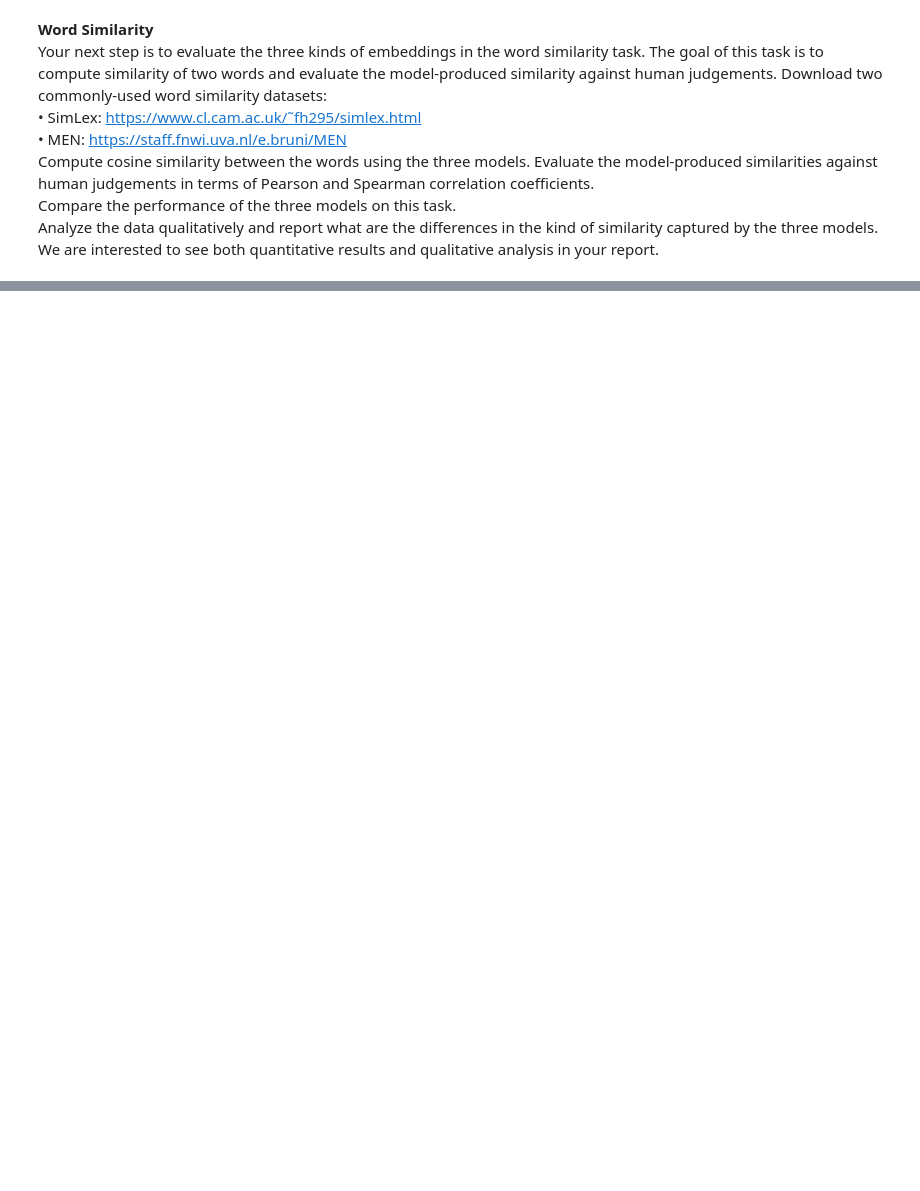
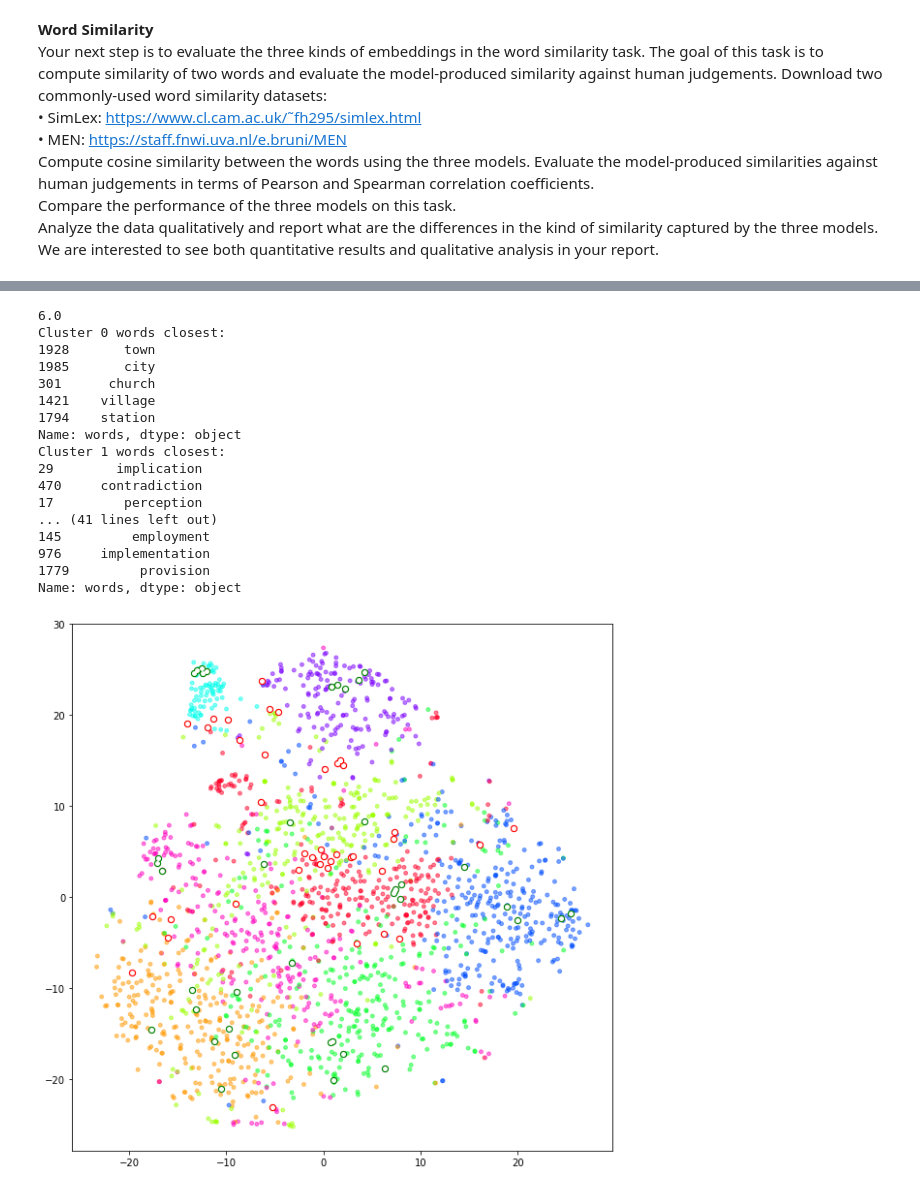
Before and after one commit to julianschoep/ULL, a Jupyter notebook: Assignment_1/ULL Similarity measure.ipynb, the cells around one changed output, grey strips where cells are left out. Cells and saved outputs as stored; diff of their text form; code cells hidden in the pictures; blank space fills up the shorter version.

```diff
--- a/Assignment_1/ULL Similarity measure.ipynb
+++ b/Assignment_1/ULL Similarity measure.ipynb
@@ -292,0 +500,23 @@ pca_result = pca.fit_transform(df[range(n)].values)
+# %%
+
+#df = get_cluster_distances(model, df_tsne)
+plot_tsne2(df_tsne,tsne_results,model)
+# %% [output]
+6.0
+Cluster 0 words closest:
+1928       town
+1985       city
+301      church
+1421    village
+1794    station
+Name: words, dtype: object
+Cluster 1 words closest:
+29        implication
+470     contradiction
+17         perception
+... (41 lines left out)
+145         employment
+976     implementation
+1779         provision
+Name: words, dtype: object
+[figure, added]
```
Also changed, not shown: parts of 15 cells of this notebook, 32 other files.
